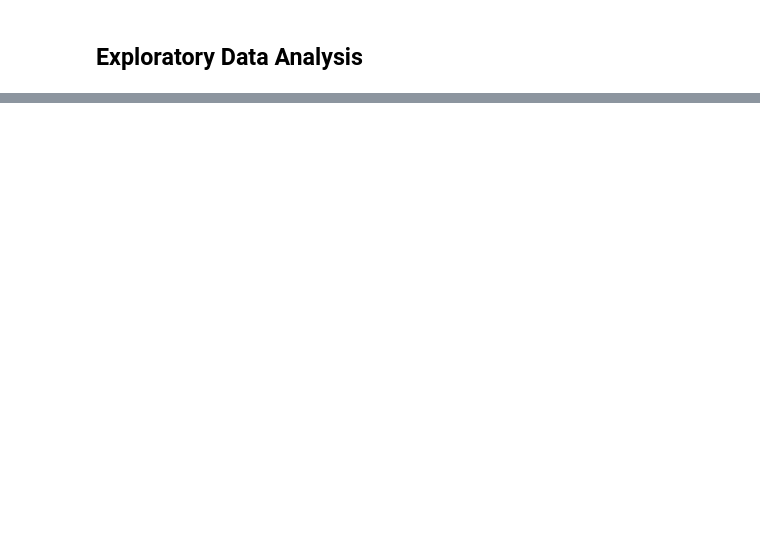
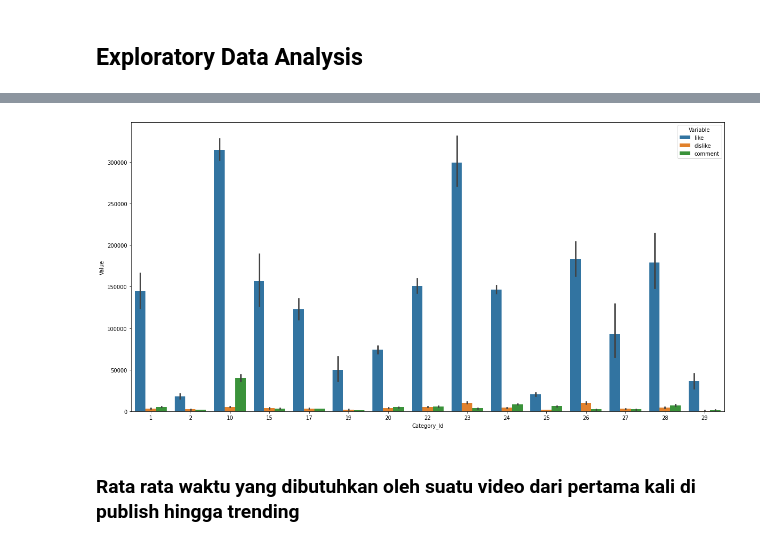
Before and after one commit to nofamex/TA-KASDD, a Jupyter notebook: main.ipynb, the cells around one changed output, grey strips where cells are left out. Cells and saved outputs as stored; diff of their text form; code cells hidden in the pictures; blank space fills up the shorter version.

```diff
--- a/main.ipynb
+++ b/main.ipynb
@@ -242,0 +365,4 @@ See the caveats in the documentation: https://pandas.pydata.org/pandas-docs/stab
+# %%
+# Grouping by likem dislike and comment based on category id
+ldc_group = data[['like', 'dislike', 'comment', 'category_id']].copy()
+ldc_group.groupby(['category_id'], as_index=False).mean()
@@ -242,0 +386,10 @@ See the caveats in the documentation: https://pandas.pydata.org/pandas-docs/stab
+# %%
+# Plotting
+plt.figure(figsize=(20,10))
+tidy = ldc_group.melt(id_vars='category_id').rename(columns=str.title)
+sns.barplot(x='Category_Id', y='Value', hue='Variable',data=tidy)
+plt.show()
+# %% [output]
+[figure, added]
+# %% [markdown]
+### Rata rata waktu yang dibutuhkan oleh suatu video dari pertama kali di publish hingga trending
```
Also changed, not shown: parts of 21 cells of this notebook.
